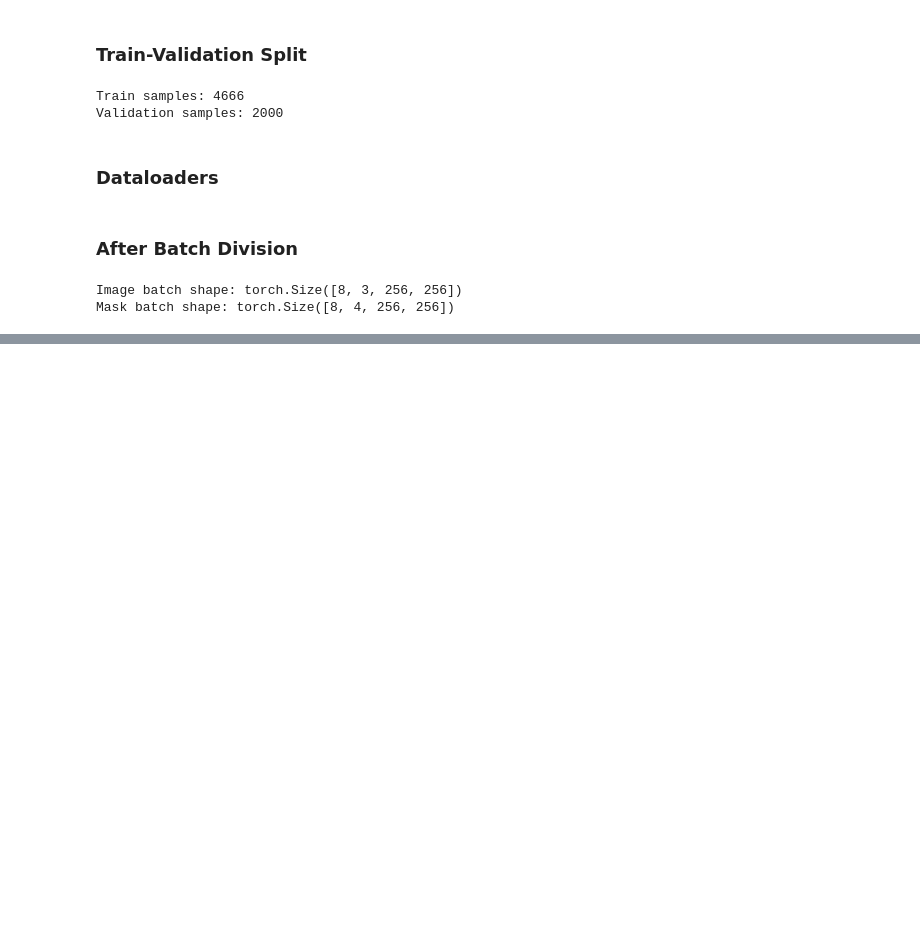
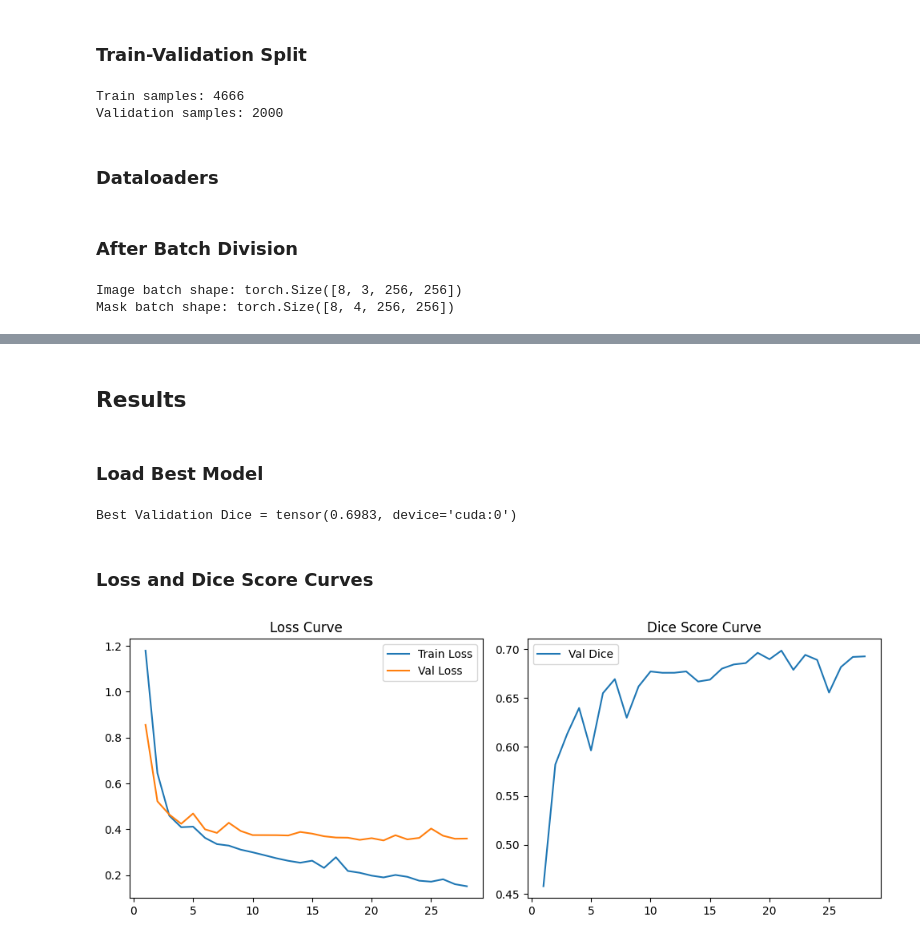
Before and after one commit to yuvarajk2109/industrial-automation-vit, a Jupyter notebook: Code/steel.ipynb, the cells around one changed output, grey strips where cells are left out. Drawn from its saved outputs; the diff is of its cells as text; code cells hidden in the pictures; blank space fills up the shorter version.

Commit message:
Training Runs - Model - mitb3

```diff
--- a/Code/steel.ipynb
+++ b/Code/steel.ipynb
@@ -624,0 +804,25 @@ Mask batch shape: torch.Size([8, 4, 256, 256])
+# %%
+def train_epoch(model, loader, optimizer, criterion):
+
+    model.train()
+
+    running_loss = 0
+
+    for images, masks in loader:
+
+        images = images.to(device)
+        masks = masks.to(device)
+
+        optimizer.zero_grad()
+
+        outputs = model(images)
+
+        loss = criterion(outputs, masks)
+
+        loss.backward()
+
+        optimizer.step()
+
+        running_loss += loss.item()
+
+    return running_loss / len(loader)
@@ -624,0 +977,35 @@ Mask batch shape: torch.Size([8, 4, 256, 256])
+# %% [markdown]
+## Results
+# %% [markdown]
+### Load Best Model
+# %%
+model.load_state_dict(torch.load(BEST_MODEL_PATH))
+model.eval()
+
+print("Best Validation Dice =", best_val_dice)
+# %% [output]
+Best Validation Dice = tensor(0.6983, device='cuda:0')
+# %% [markdown]
+### Loss and Dice Score Curves
+# %%
+epochs_range = range(1, len(train_losses) + 1)
+
+plt.figure(figsize=(10,4))
+
+# Loss curves
+plt.subplot(1,2,1)
+plt.plot(epochs_range, train_losses, label="Train Loss")
+plt.plot(epochs_range, val_losses, label="Val Loss")
+plt.legend()
+plt.title("Loss Curve")
+
+# Dice curves
+plt.subplot(1,2,2)
+plt.plot(epochs_range, val_dices, label="Val Dice")
+plt.legend()
+plt.title("Dice Score Curve")
+
+plt.tight_layout()
+plt.show()
+# %% [output]
+[figure, added]
```
Also changed, not shown: parts of 39 cells of this notebook.
